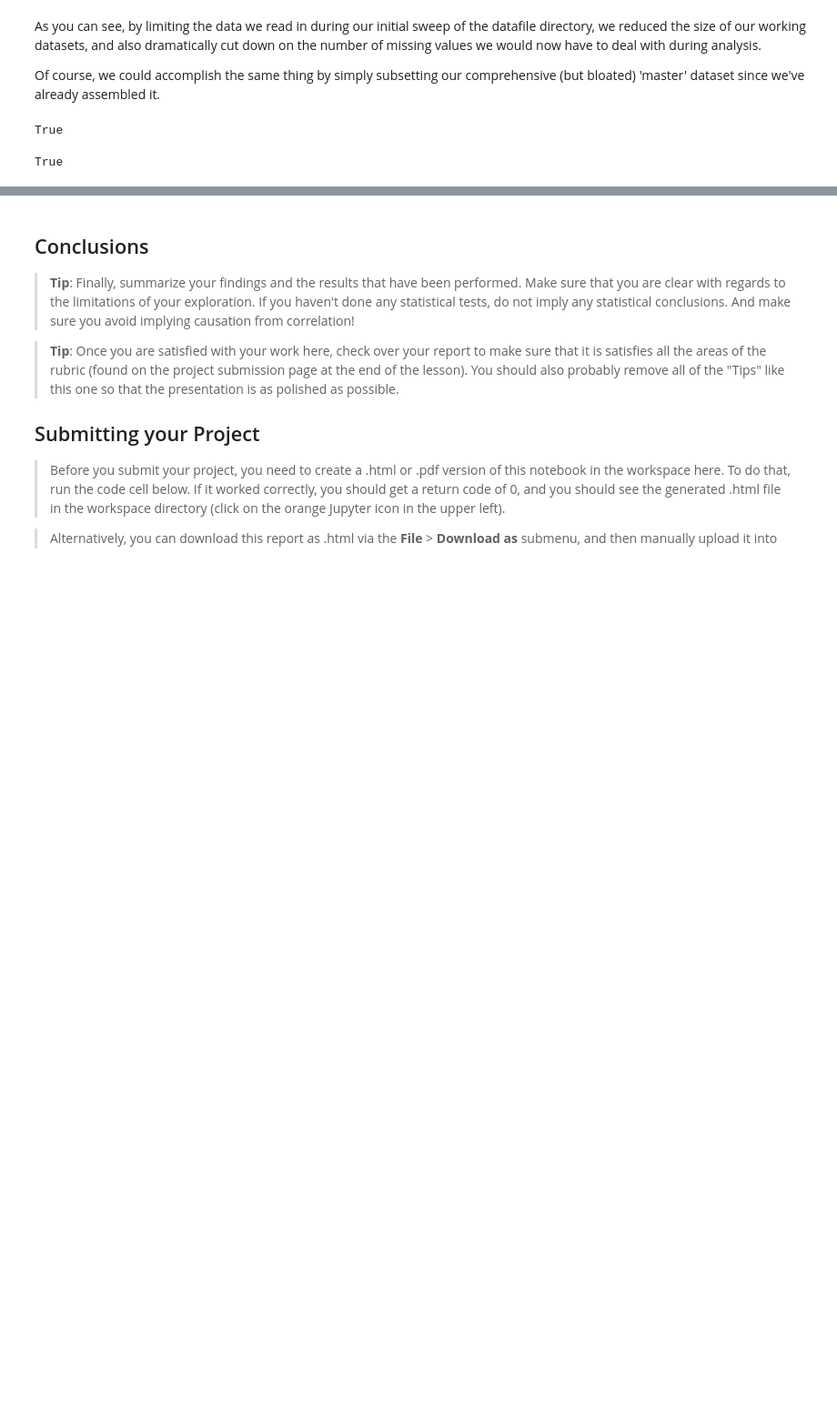
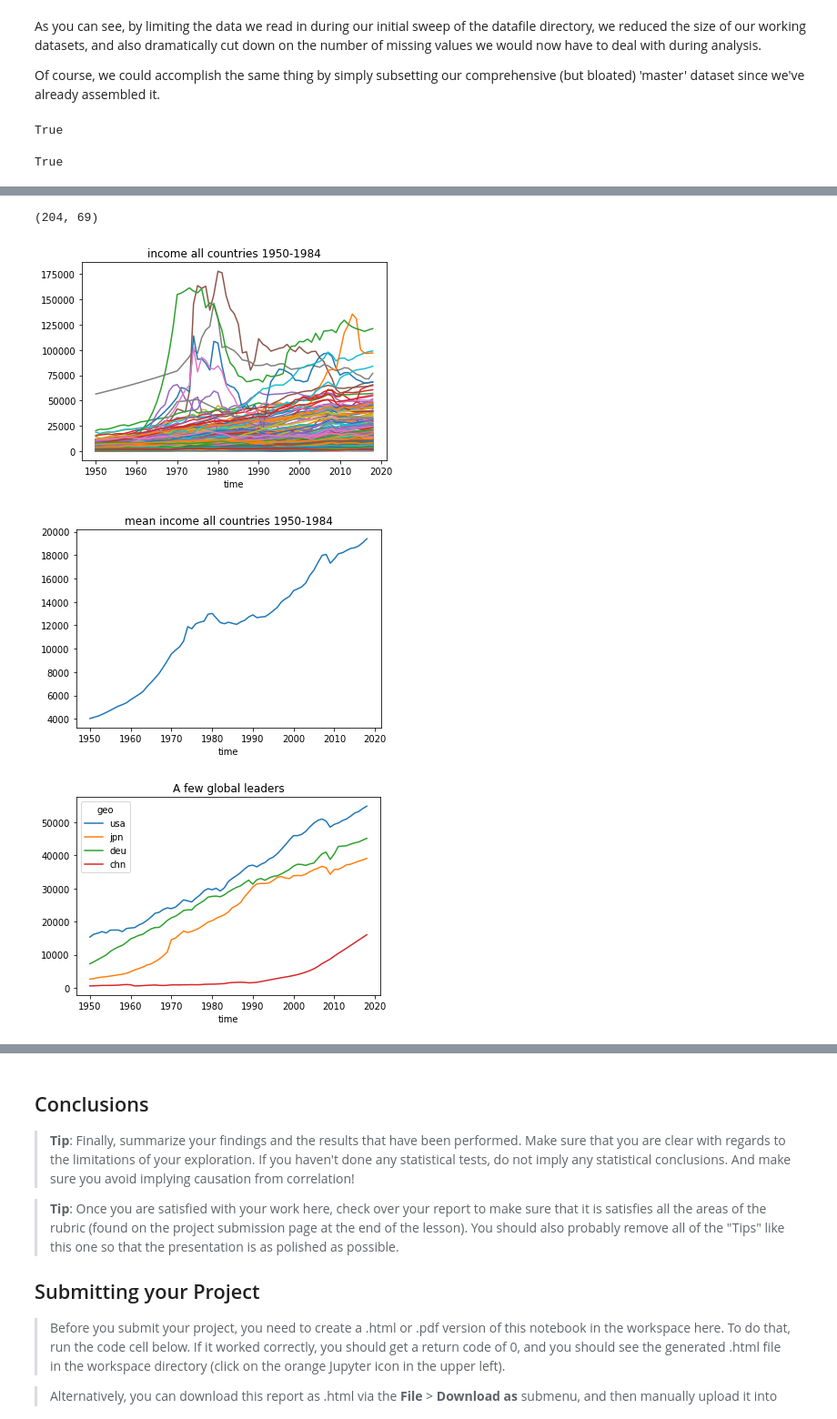
Before and after one commit to njcaminiti/gapminder--systema_globalis, a Jupyter notebook: Investigate_a_Dataset.ipynb, the cells around one changed output, grey strips where cells are left out. Shown at 91% size. Cells and saved outputs as stored; diff of their text form; code cells hidden in the pictures; blank space fills up the shorter version.

```diff
--- a/Investigate_a_Dataset.ipynb
+++ b/Investigate_a_Dataset.ipynb
@@ -237,0 +263,17 @@ In this case, neither approach is purely 'better' or 'worse', but as noted befor
+# %%
+incomepp = t1.filter(like='income_per_person_gdppercapita_ppp_inflation_adjusted', axis=0)
+# Dropping the indicator index (since we're only looking at a single indicator right now) may make
+# our data easier to manipulate
+incomepp.index = incomepp.index.droplevel(1)
+print(incomepp.shape)
+incomepp.T.plot(legend=False, title='income all countries 1950-1984')
+plt.show()
+incomepp.mean().plot(legend=False, title='mean income all countries 1950-1984')
+plt.show()
+incomepp.loc[['usa', 'jpn', 'deu', 'chn']].T.plot(title = 'A few global leaders')
+plt.show()
+# %% [output]
+(204, 69)
+[figure, added]
+[figure, added]
+[figure, added]
```
Also changed, not shown: parts of 12 cells of this notebook.
